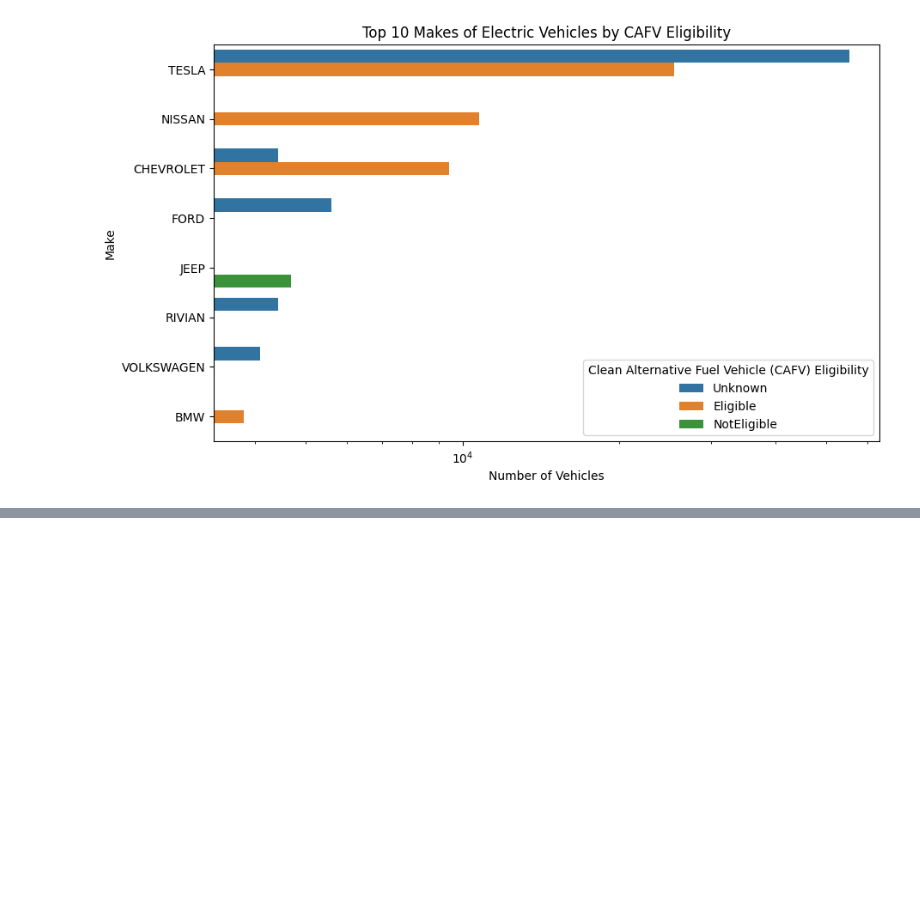
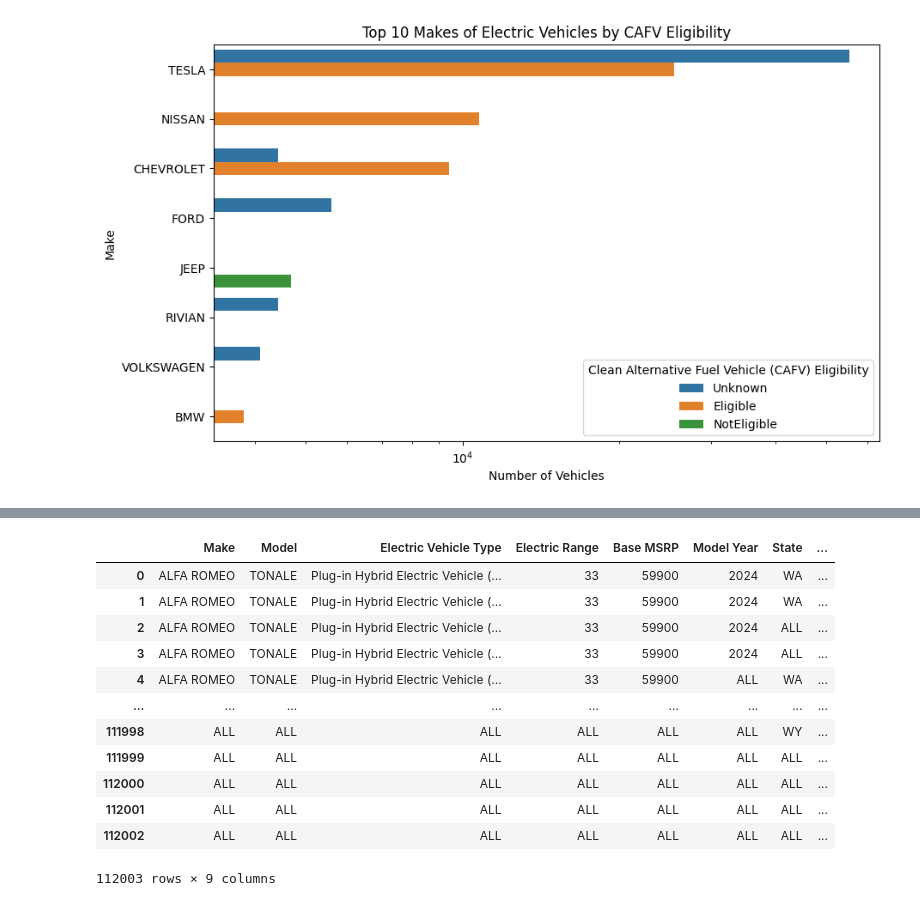
Before and after one commit to arghyawning/data-analytics-1-assignments, a Jupyter notebook: a2/assignment2 51/assignment2 51.ipynb, the cells around one changed output, grey strips where cells are left out. Saved outputs shown, nothing was run; the diff lists cells and outputs as text; code cells hidden in the pictures; blank space fills up the shorter version.

```diff
--- a/a2/assignment2 51/assignment2 51.ipynb
+++ b/a2/assignment2 51/assignment2 51.ipynb
@@ -478,0 +725,16 @@ plt.show()
+# %%
+result
+# %% [output]
+|  | Make | Model | Electric Vehicle Type | Electric Range | Base MSRP | Model Year | State | ... |
+| 0 | ALFA ROMEO | TONALE | Plug-in Hybrid Electric Vehicle (... | 33 | 59900 | 2024 | WA | ... |
+| 1 | ALFA ROMEO | TONALE | Plug-in Hybrid Electric Vehicle (... | 33 | 59900 | 2024 | WA | ... |
+| 2 | ALFA ROMEO | TONALE | Plug-in Hybrid Electric Vehicle (... | 33 | 59900 | 2024 | ALL | ... |
+| 3 | ALFA ROMEO | TONALE | Plug-in Hybrid Electric Vehicle (... | 33 | 59900 | 2024 | ALL | ... |
+| 4 | ALFA ROMEO | TONALE | Plug-in Hybrid Electric Vehicle (... | 33 | 59900 | ALL | WA | ... |
+| ... | ... | ... | ... | ... | ... | ... | ... | ... |
+| 111998 | ALL | ALL | ALL | ALL | ALL | ALL | WY | ... |
+| 111999 | ALL | ALL | ALL | ALL | ALL | ALL | ALL | ... |
+| 112000 | ALL | ALL | ALL | ALL | ALL | ALL | ALL | ... |
+| 112001 | ALL | ALL | ALL | ALL | ALL | ALL | ALL | ... |
+| 112002 | ALL | ALL | ALL | ALL | ALL | ALL | ALL | ... |
+112003 rows × 9 columns
```
Also changed, not shown: parts of 17 cells of this notebook, 2 other files.
